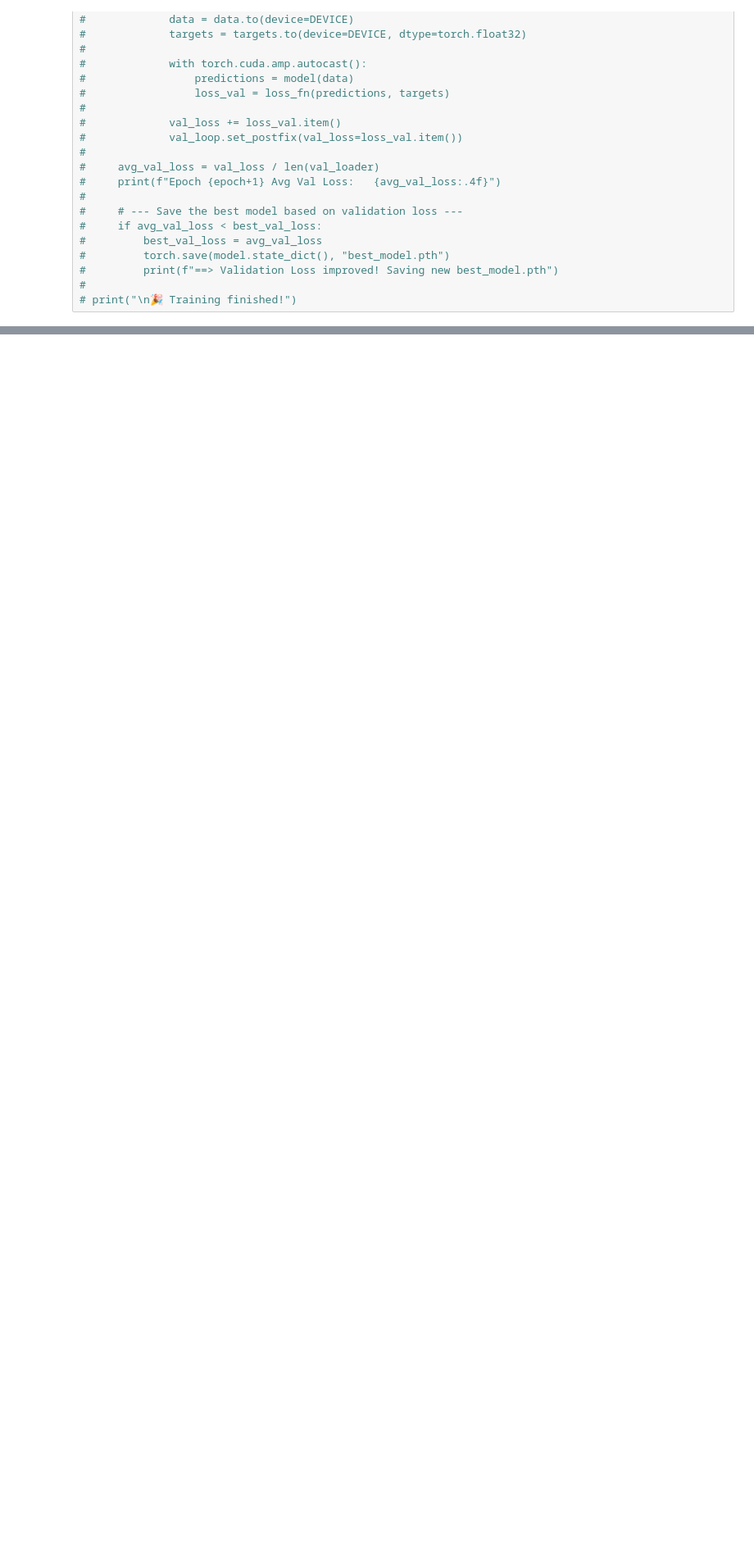
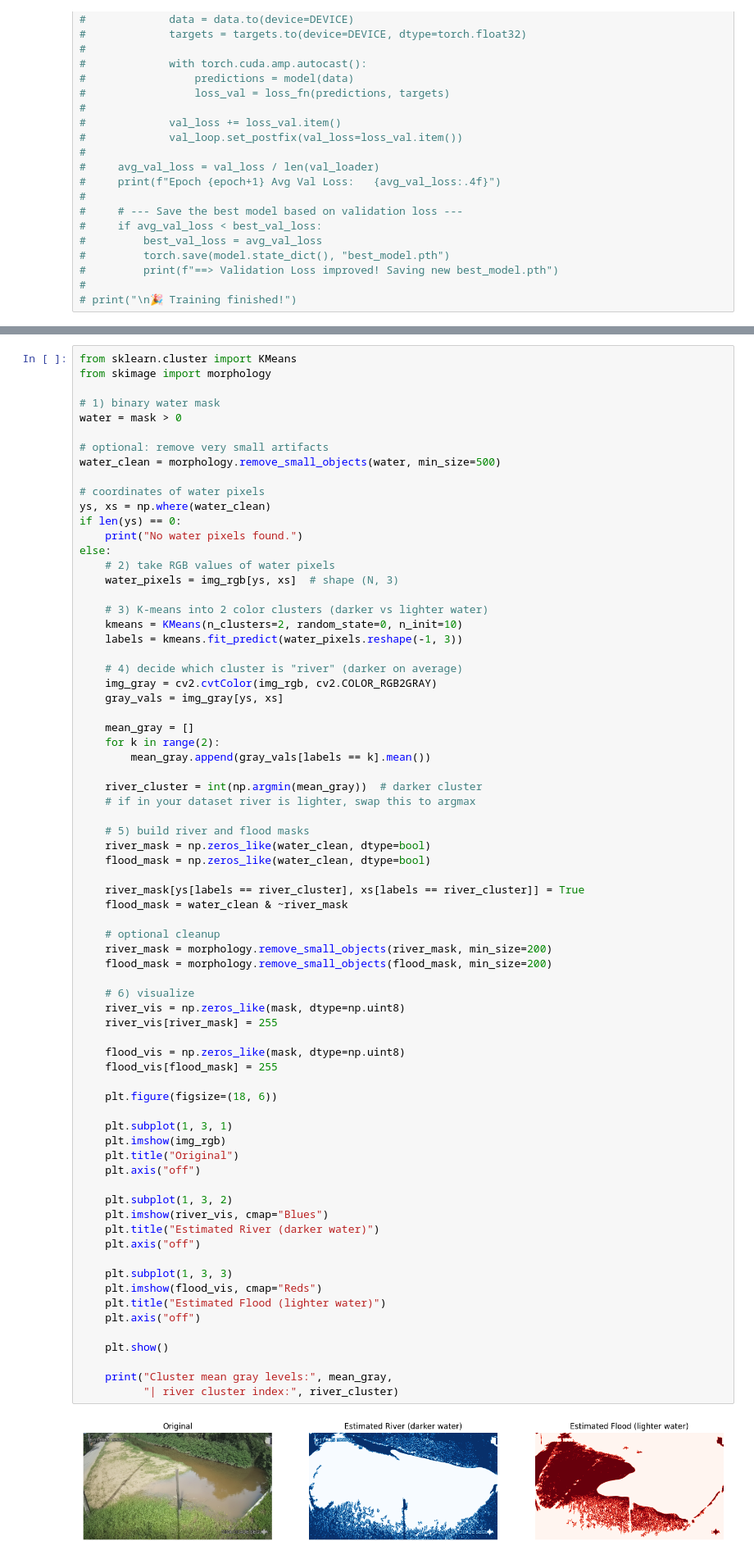
Before and after one commit to guimoll/processamento_imagems, a Jupyter notebook: flood_detection.ipynb, the cells around one changed output, grey strips where cells are left out. Shown at 82% size. Cells and saved outputs as stored; diff of their text form; blank space fills up the shorter version.

```diff
--- a/flood_detection.ipynb
+++ b/flood_detection.ipynb
@@ -384,0 +409,74 @@ plt.show()
+# %%
+from sklearn.cluster import KMeans
+from skimage import morphology
+
+# 1) binary water mask
+water = mask > 0
+
+# optional: remove very small artifacts
+water_clean = morphology.remove_small_objects(water, min_size=500)
+
+# coordinates of water pixels
+ys, xs = np.where(water_clean)
+if len(ys) == 0:
+    print("No water pixels found.")
+else:
+    # 2) take RGB values of water pixels
+    water_pixels = img_rgb[ys, xs]  # shape (N, 3)
+
+    # 3) K-means into 2 color clusters (darker vs lighter water)
+    kmeans = KMeans(n_clusters=2, random_state=0, n_init=10)
+    labels = kmeans.fit_predict(water_pixels.reshape(-1, 3))
+
+    # 4) decide which cluster is "river" (darker on average)
+    img_gray = cv2.cvtColor(img_rgb, cv2.COLOR_RGB2GRAY)
+    gray_vals = img_gray[ys, xs]
+
+    mean_gray = []
+    for k in range(2):
+        mean_gray.append(gray_vals[labels == k].mean())
+
+    river_cluster = int(np.argmin(mean_gray))  # darker cluster
+    # if in your dataset river is lighter, swap this to argmax
+
+    # 5) build river and flood masks
+    river_mask = np.zeros_like(water_clean, dtype=bool)
+    flood_mask = np.zeros_like(water_clean, dtype=bool)
+
+    river_mask[ys[labels == river_cluster], xs[labels == river_cluster]] = True
+    flood_mask = water_clean & ~river_mask
+
+    # optional cleanup
+    river_mask = morphology.remove_small_objects(river_mask, min_size=200)
+    flood_mask = morphology.remove_small_objects(flood_mask, min_size=200)
+
+    # 6) visualize
+    river_vis = np.zeros_like(mask, dtype=np.uint8)
+    river_vis[river_mask] = 255
+
+    flood_vis = np.zeros_like(mask, dtype=np.uint8)
+    flood_vis[flood_mask] = 255
+
+    plt.figure(figsize=(18, 6))
+
+    plt.subplot(1, 3, 1)
+    plt.imshow(img_rgb)
+    plt.title("Original")
+    plt.axis("off")
+
+    plt.subplot(1, 3, 2)
+    plt.imshow(river_vis, cmap="Blues")
+    plt.title("Estimated River (darker water)")
+    plt.axis("off")
+
+    plt.subplot(1, 3, 3)
+    plt.imshow(flood_vis, cmap="Reds")
+    plt.title("Estimated Flood (lighter water)")
+    plt.axis("off")
+
+    plt.show()
+
+    print("Cluster mean gray levels:", mean_gray,
+          "| river cluster index:", river_cluster)
+# %% [output]
+[figure, added]
```
Also changed, not shown: parts of 4 cells of this notebook.
